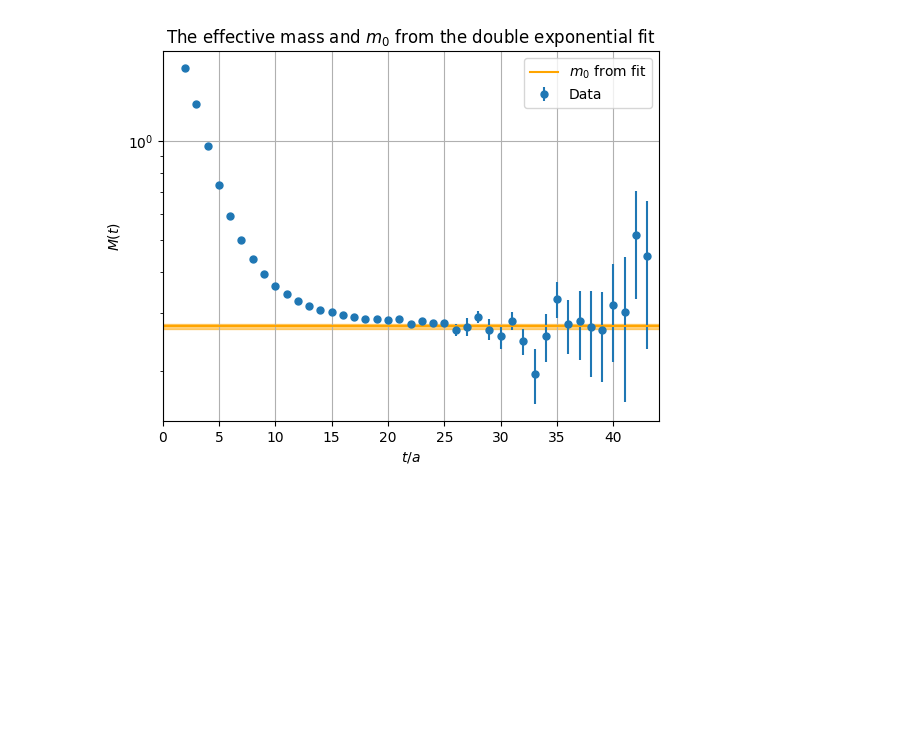
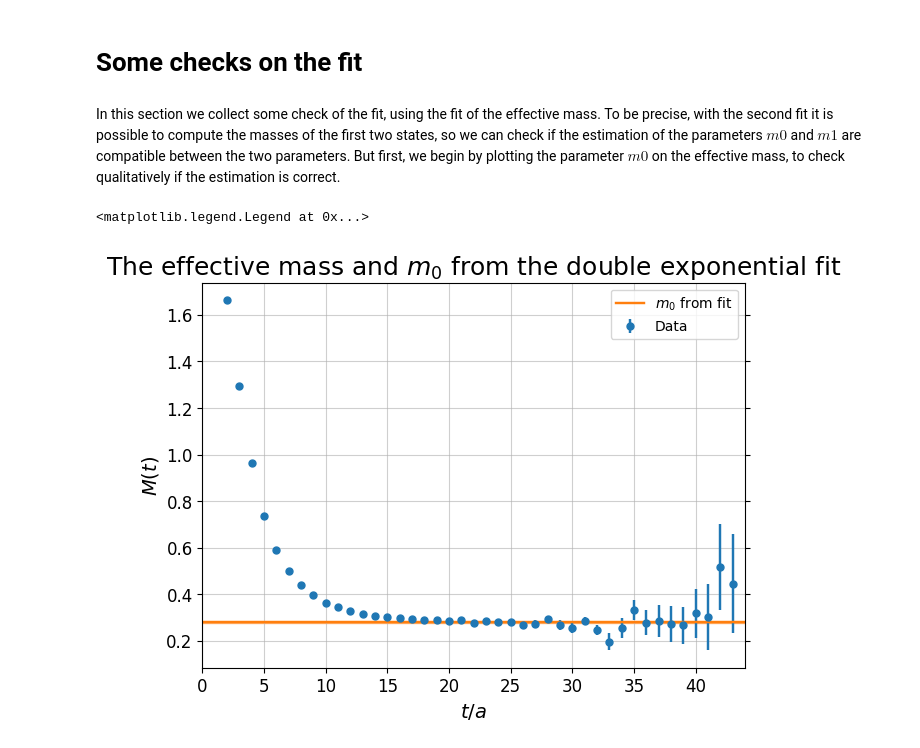
Before and after one commit to DiegoToniolo/Analysis_spectral_densities, a Jupyter notebook: compare_fit.ipynb, the cells around one changed output. Saved outputs shown, nothing was run; the diff lists cells and outputs as text; code cells hidden in the pictures; blank space fills up the shorter version.

```diff
--- a/compare_fit.ipynb
+++ b/compare_fit.ipynb
@@ -2,3 +4,7 @@
 import numpy as np
 import matplotlib.pyplot as plt
 from jackknife import Jackknife
+from spectral_density import *
+from corr_fits import *
+
+plt.style.use('my_style.mplstyle')
@@ -71,0 +122,16 @@ Text(0.5, 1.0, 'Best fit')
+# %%
+#COMPUTATION OF THE EXTRAPOLATION AND DIFFERENCE USING JACKKNIFE
+d = Double_exp_np()
+
+par_jack = Jackknife.fit(d.fit_f, np.arange(8, 41), corr_jack[8:41], [0.02, 0.2, 0.02, 0.5])
+
+diff_jack = []
+double_jack = []
+for i in range(len(corr_full)):
+    f = lambda x: d.f(i, x)
+    double_jack.append(Jackknife.der_function(f, par_jack))
+    diff_jack.append(corr_jack[i] - Jackknife.der_function(f, par_jack))
+
+diff_jack = diff_jack
+diff_m, diff_err, diff_cov = Jackknife.to_lists(diff_jack)
+corr_fit, err_corr_fit, cov_corr_fit = Jackknife.to_lists(double_jack)
@@ -72,26 +158,27 @@ Text(0.5, 1.0, 'Best fit')
+# %% [markdown]
+# Some checks on the fit
+# %% [markdown]
+In this section we collect some check of the fit, using the fit of the effective mass. To be precise, with the second fit it is possible to compute the masses of the first two states, so we can check if the estimation of the parameters $m0$ and $m1$ are compatible between the two parameters. But first, we begin by plotting the parameter $m0$ on the effective mass, to check qualitatively if the estimation is correct.
 # %%
+#PLOT OF THE PARAMETER M0 OVER THE EFFECTIVE MASS
 em = np.zeros(0)
 err_em = np.zeros(0)
 em_jack = []
 for t in range(2, len(corr_full) - 1):
-    em_jack.append(((corr_jack[t + 1] + corr_jack[t - 1])/(corr_jack[t] * 2.0)).der_function(np.acosh))
+    em_jack.append(Jackknife.der_function(np.arccosh, [(corr_jack[t + 1] + corr_jack[t - 1])/(corr_jack[t] * 2.0)]))
     em = np.append(em, em_jack[-1].mean)
     err_em = np.append(err_em, np.sqrt(em_jack[-1].variance()))
 
 plt.errorbar(range(2, len(corr_full) - 1), em, err_em, fmt="o", markersize=5, label="Data")
 x_grid = np.linspace(0, 48, 50)
-#y_grid = np.acosh((C0*np.exp(-m0*(x_grid + 1)) + C1*np.exp(-m1*(x_grid + 1)) + C0*np.exp(-m0*(x_grid - 1)) + C1*np.exp(-m1*(x_grid - 1)))/\
-                  #(2*(C0*np.exp(-m0*(x_grid)) + C1*np.exp(-m1*(x_grid)))))
-plt.plot(x_grid, np.full(50, m0), label = r"$m_0$ from fit", color = "orange")
-plt.fill_between(x_grid, np.full(50, m0-err_m0), np.full(50, m0+err_m0), alpha = 0.5, color = "orange" )
-plt.semilogy()
+line, = plt.plot(x_grid, np.full(50, m0), label = r"$m_0$ from fit")
+plt.fill_between(x_grid, np.full(50, m0-err_m0), np.full(50, m0+err_m0), alpha = 0.5, color = line.get_color())
 plt.xlim(0.0, 44)
-#plt.ylim(0.12, 0.5)
 plt.xlabel(r"$t/a$")
 plt.ylabel(r"$M(t)$")
 plt.title(r"The effective mass and $m_0$ from the double exponential fit")
 plt.legend()
-plt.grid()
 # %% [output]
+<matplotlib.legend.Legend at 0x...>
-[figure, old version]
+[figure, new version]
 # %%
```
Also changed, not shown: parts of 11 cells of this notebook, 1 other file.
